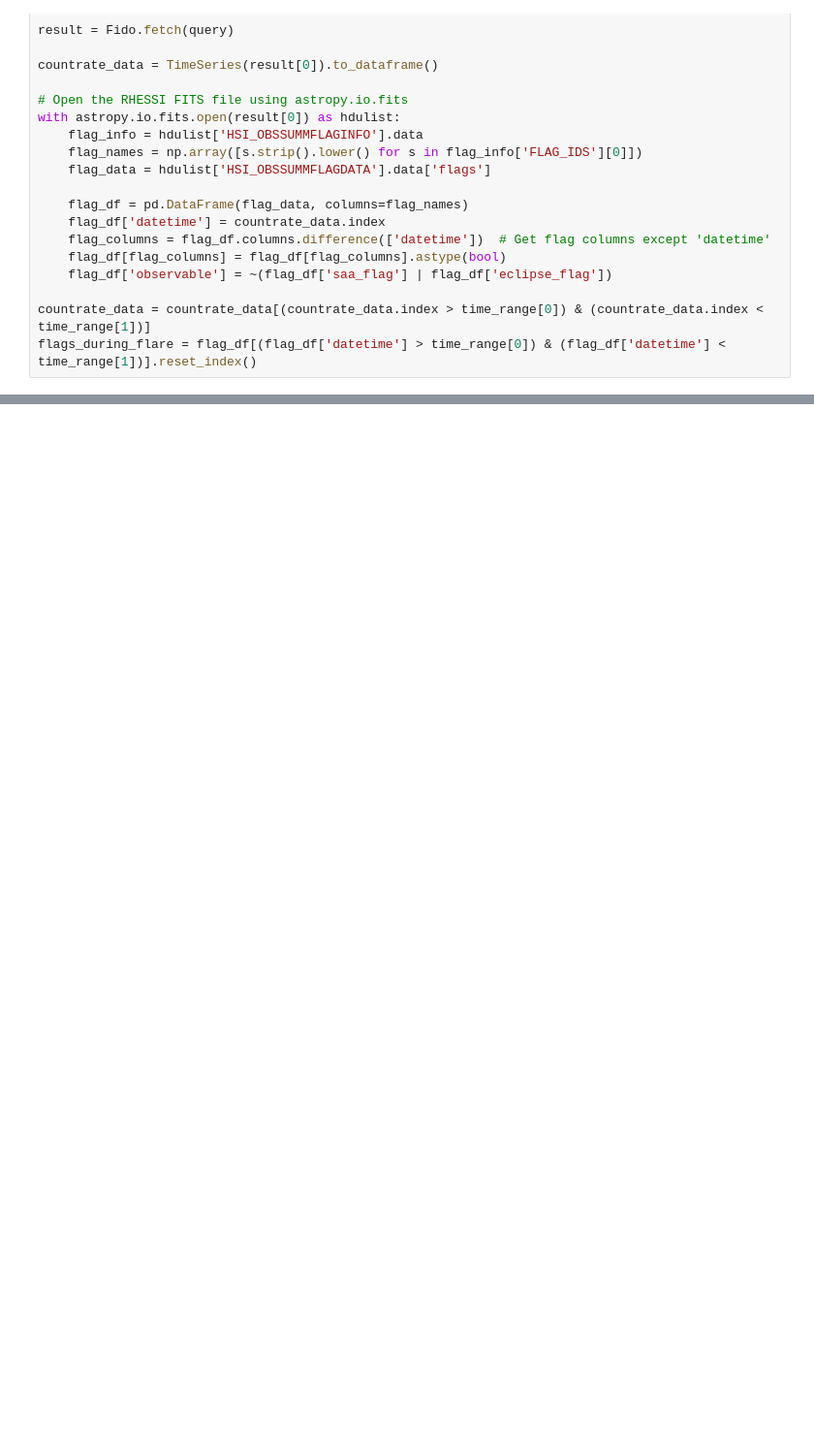
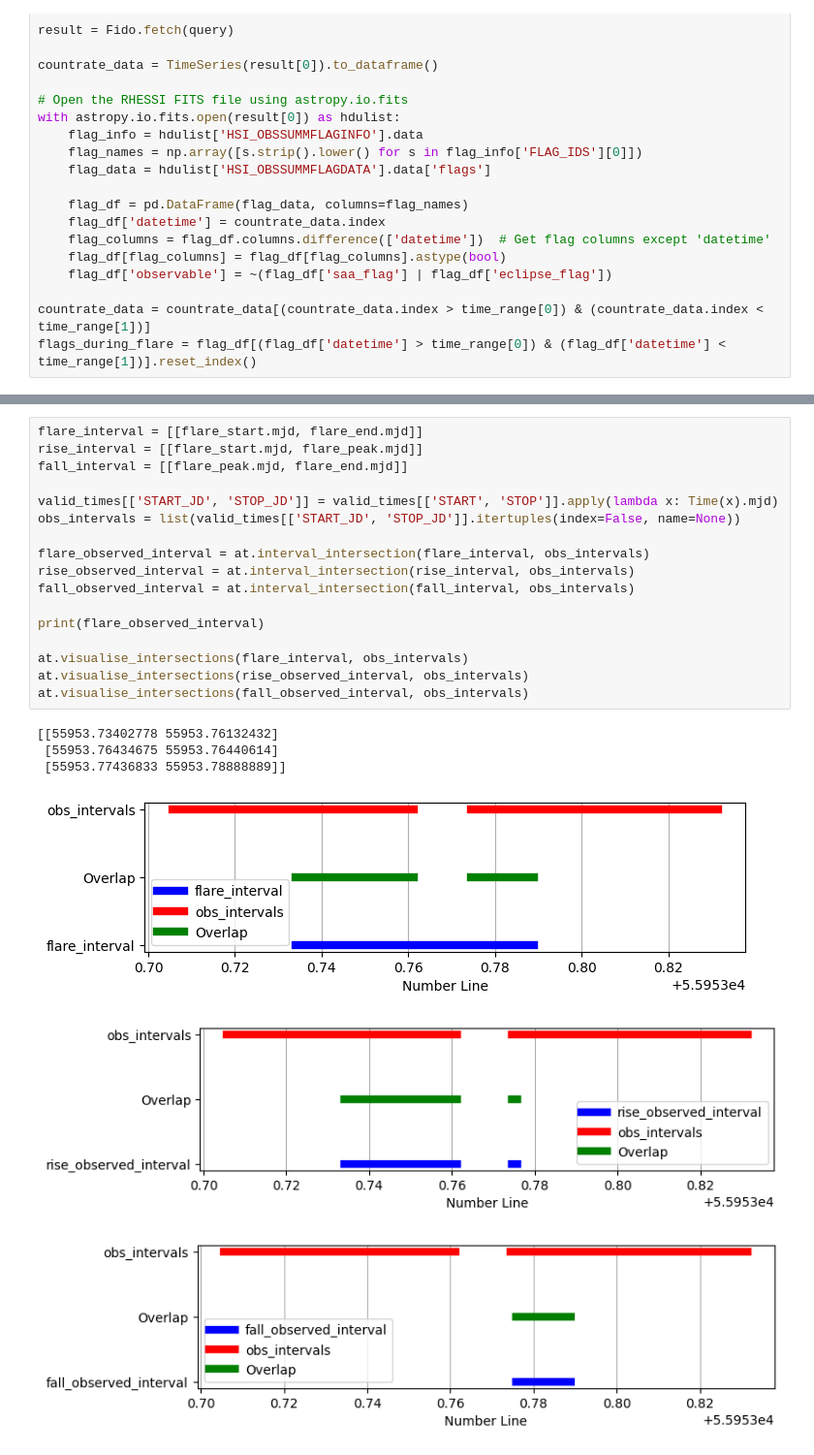
Before and after one commit to james-kc/solar_flare_finder, a Jupyter notebook: testing.ipynb, the cells around one changed output, grey strips where cells are left out. Shown: that part at 97% size. Drawn from its saved outputs; the diff is of its cells as text; blank space fills up the shorter version.

```diff
--- a/testing.ipynb
+++ b/testing.ipynb
@@ -231,0 +420,24 @@ Total Number of Elements: 374
+# %%
+flare_interval = [[flare_start.mjd, flare_end.mjd]]
+rise_interval = [[flare_start.mjd, flare_peak.mjd]]
+fall_interval = [[flare_peak.mjd, flare_end.mjd]]
+
+valid_times[['START_JD', 'STOP_JD']] = valid_times[['START', 'STOP']].apply(lambda x: Time(x).mjd)
+obs_intervals = list(valid_times[['START_JD', 'STOP_JD']].itertuples(index=False, name=None))
+
+flare_observed_interval = at.interval_intersection(flare_interval, obs_intervals)
+rise_observed_interval = at.interval_intersection(rise_interval, obs_intervals)
+fall_observed_interval = at.interval_intersection(fall_interval, obs_intervals)
+
+print(flare_observed_interval)
+
+at.visualise_intersections(flare_interval, obs_intervals)
+at.visualise_intersections(rise_observed_interval, obs_intervals)
+at.visualise_intersections(fall_observed_interval, obs_intervals)
+# %% [output]
+[[55953.73402778 55953.76132432]
+ [55953.76434675 55953.76440614]
+ [55953.77436833 55953.78888889]]
+[figure, added]
+[figure, added]
+[figure, added]
```
Also changed, not shown: parts of 20 cells of this notebook, 4 other files.
